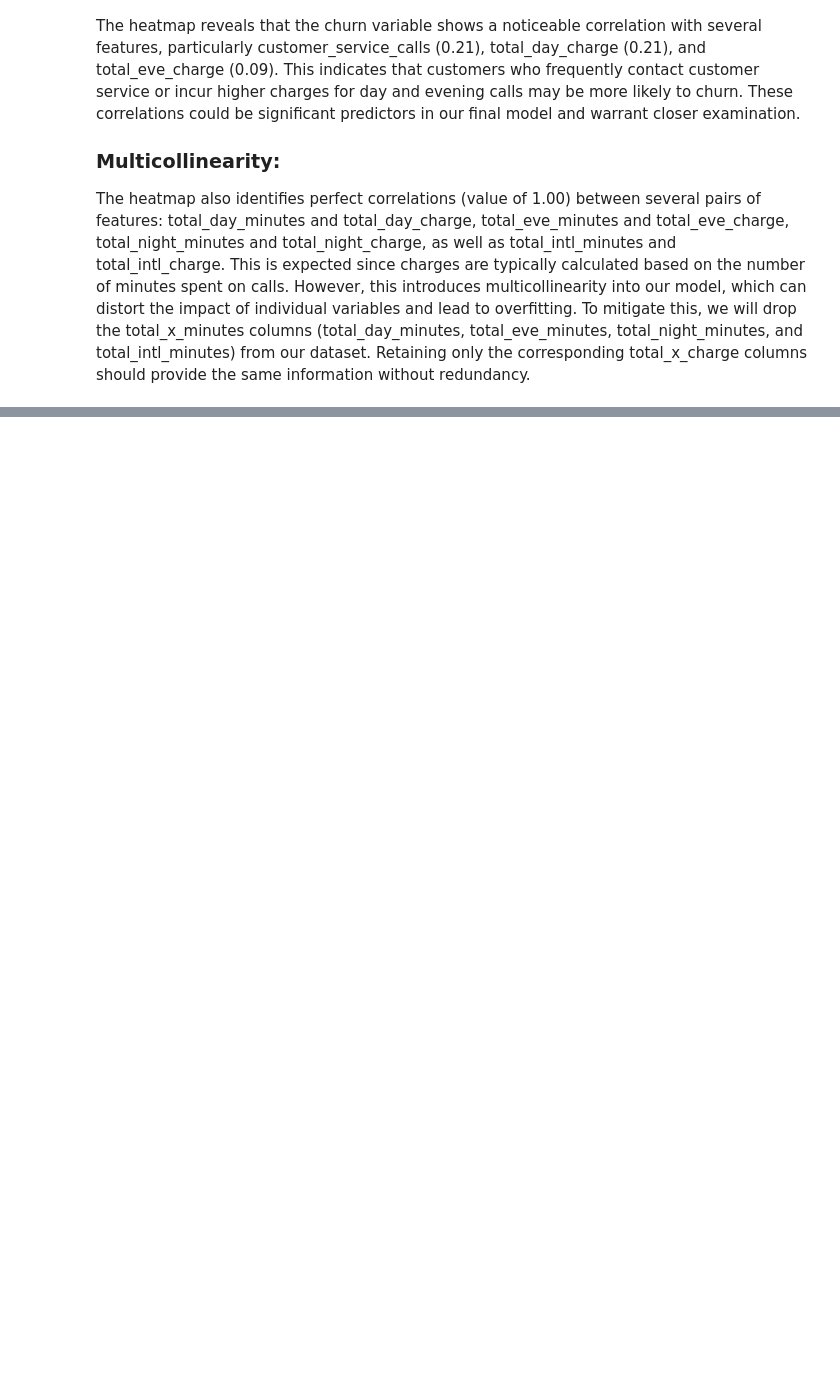
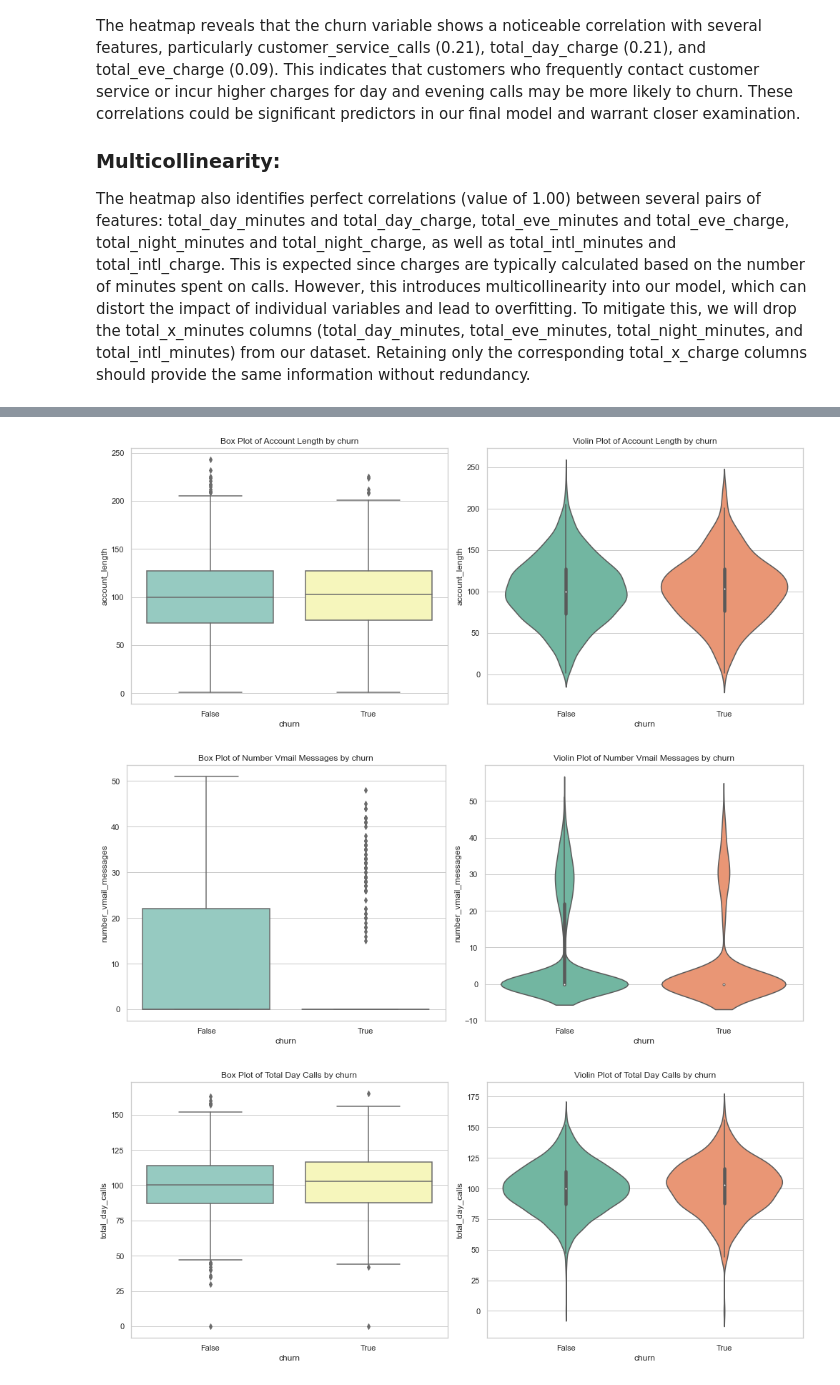
Before and after one commit to bedankibunja/SyriaTel-customer-project, a Jupyter notebook: Untitled.ipynb, the cells around one changed output, grey strips where cells are left out. Drawn from its saved outputs; the diff is of its cells as text; code cells hidden in the pictures; blank space fills up the shorter version.

```diff
--- a/Untitled.ipynb
+++ b/Untitled.ipynb
@@ -248,0 +296,29 @@ The heatmap also identifies perfect correlations (value of 1.00) between several
+# %%
+numerical_features = [
+    'account_length', 'number_vmail_messages', 'total_day_calls',
+    'total_eve_calls', 'total_night_calls', 'total_intl_calls',
+    'customer_service_calls'
+]
+
+# Set the aesthetic style of the plots
+sns.set(style="whitegrid")
+
+# Loop through numerical features to create box plots and violin plots
+for feature in numerical_features:
+    plt.figure(figsize=(14, 6))
+
+    # Create a subplot with 1 row and 2 columns for Box Plot and Violin Plot
+    plt.subplot(1, 2, 1)
+    sns.boxplot(x='churn', y=feature, data=df, palette='Set3')
+    plt.title(f'Box Plot of {feature.replace("_", " ").title()} by churn')
+
+    plt.subplot(1, 2, 2)
+    sns.violinplot(x='churn', y=feature, data=df, palette='Set2')
+    plt.title(f'Violin Plot of {feature.replace("_", " ").title()} by churn')
+
+    plt.tight_layout()
+    plt.show()
+# %% [output]
+[figure, added]
+[figure, added]
+[figure, added]
```
Also changed, not shown: parts of 7 cells of this notebook.
